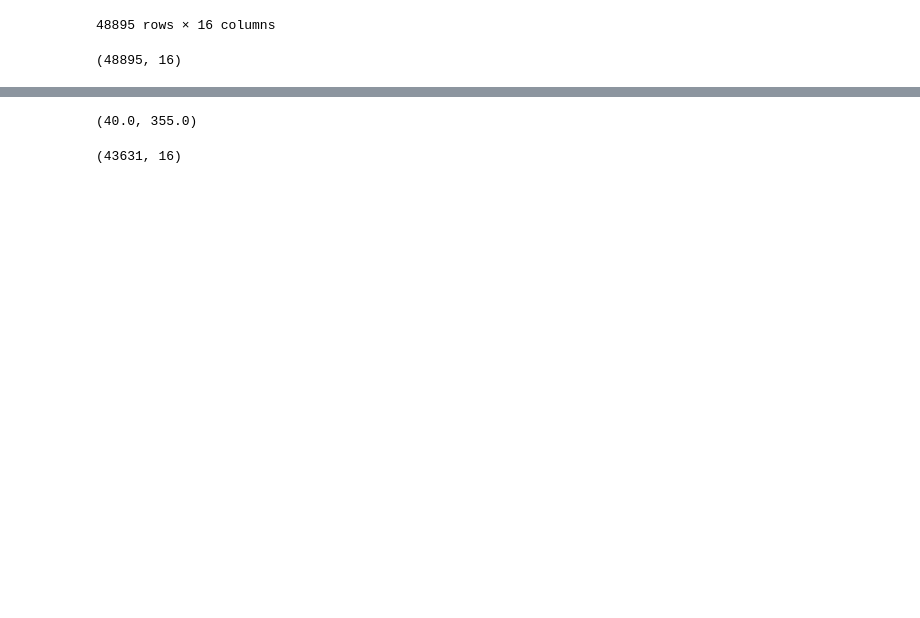
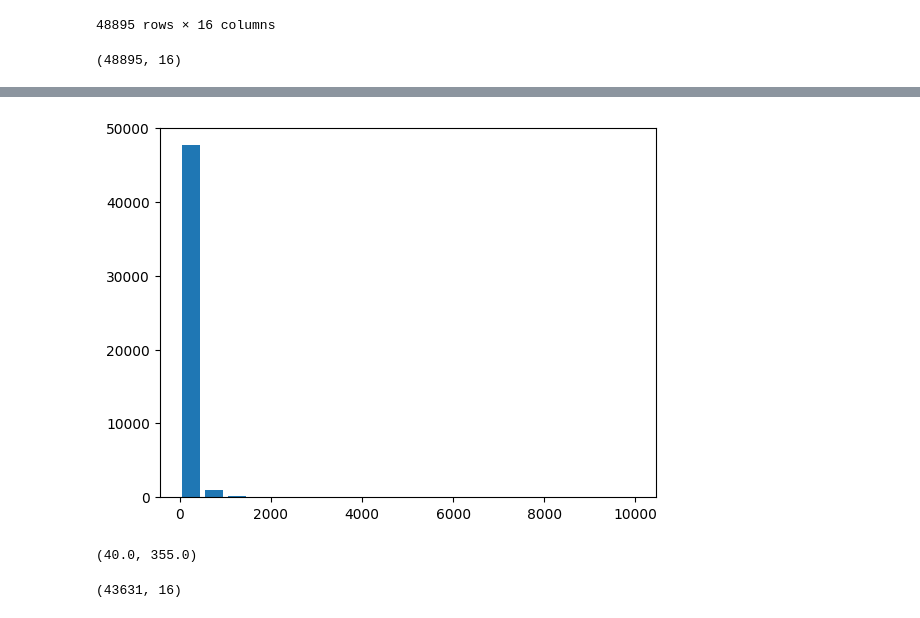
Before and after one commit to BhuvanKapoor/Machine-Learning-Python, a Jupyter notebook: Feature-Engineering/Outlier-percentile.ipynb, the cells around one changed output, grey strips where cells are left out. Cells and saved outputs as stored; diff of their text form; code cells hidden in the pictures; blank space fills up the shorter version.

```diff
--- a/Feature-Engineering/Outlier-percentile.ipynb
+++ b/Feature-Engineering/Outlier-percentile.ipynb
@@ -33,6 +37,11 @@ df.describe()
 | 50% | 1.967728e+07 | 3.079382e+07 | 40.723070 | -73.955680 | 106.000000 | 3.000000 | 5.000000 | 0.720000 | ... |
 | 75% | 2.915218e+07 | 1.074344e+08 | 40.763115 | -73.936275 | 175.000000 | 5.000000 | 24.000000 | 2.020000 | ... |
 | max | 3.648724e+07 | 2.743213e+08 | 40.913060 | -73.712990 | 10000.000000 | 1250.000000 | 629.000000 | 58.500000 | ... |
+# %%
+plt.hist(df.price, bins=20, rwidth=0.8)
+plt.show()
+# %% [output]
+[figure, added]
 # %%
 min_threshold, max_threshold = df.price.quantile([0.05,0.95])
 min_threshold, max_threshold
```
Also changed, not shown: parts of 4 cells of this notebook, 3 other files.
